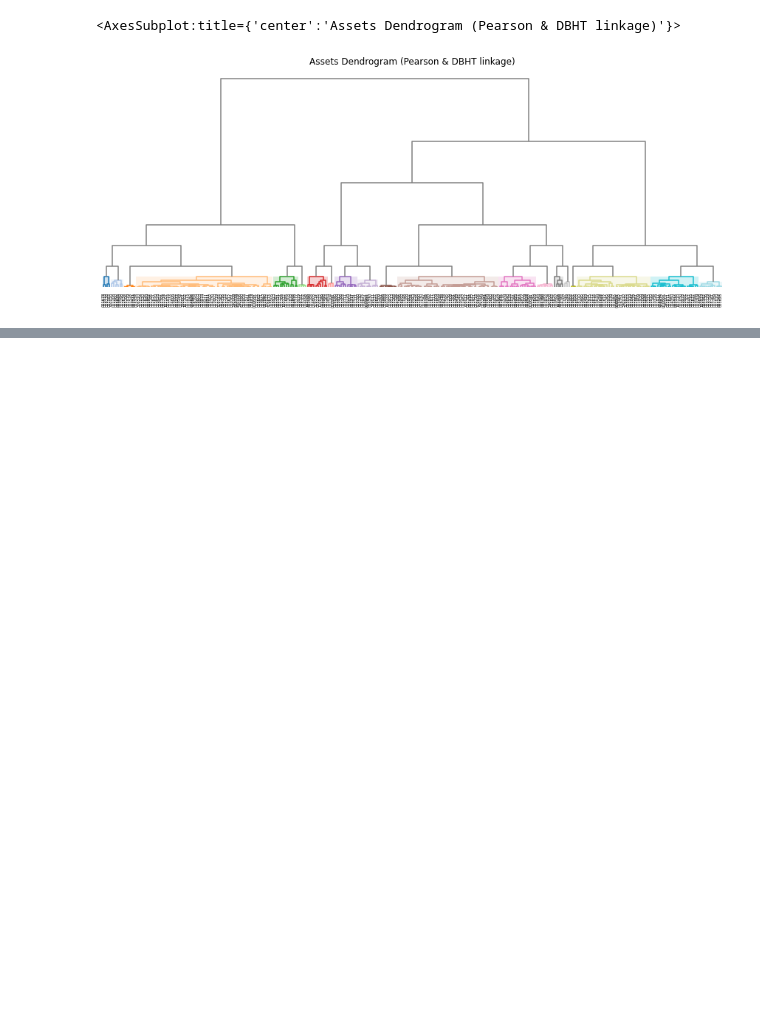
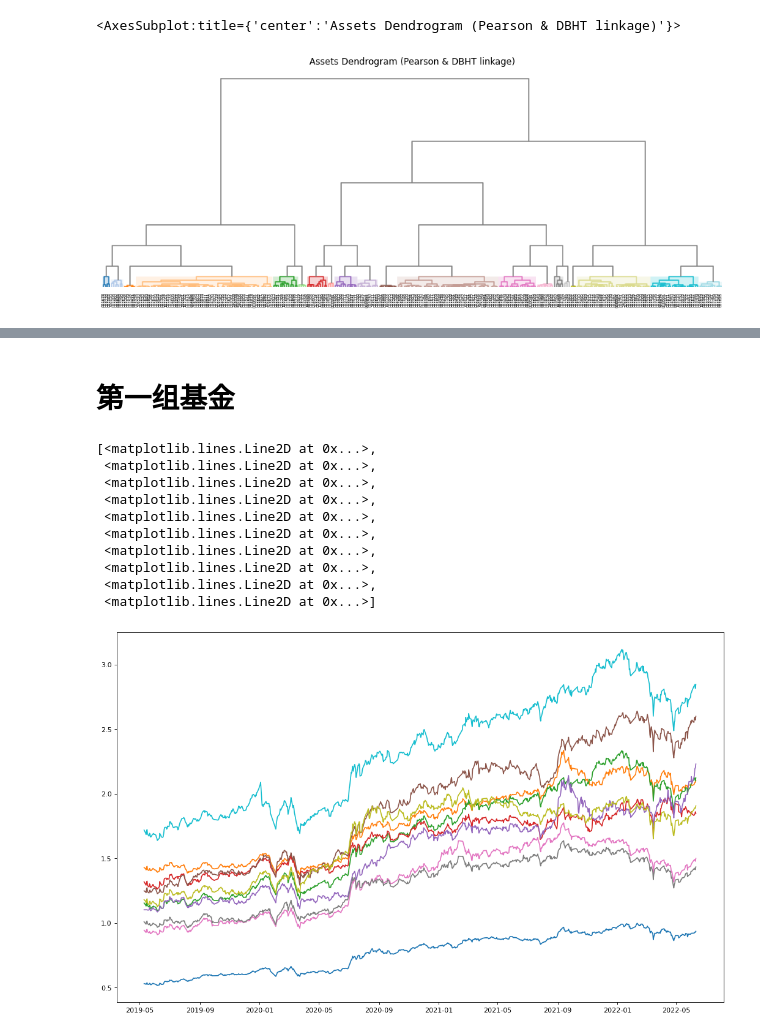
Before and after one commit to ibestrace/EquityFundAnalysis, a Jupyter notebook: notebooks/HC.ipynb, the cells around one changed output, grey strips where cells are left out. Saved outputs shown, nothing was run; the diff lists cells and outputs as text; code cells hidden in the pictures; blank space fills up the shorter version.

```diff
--- a/notebooks/HC.ipynb
+++ b/notebooks/HC.ipynb
@@ -106,3 +106,14 @@ EQD.isnull().sum()
 671030    0
 673090    0
 Length: 294, dtype: int64
+# %%
+# 计算基金年化波动率
+from empyrical import *
+returns = EQD.pct_change().dropna()
+VOL = []
+for code in returns.columns:
+    ret = pd.Series(returns[code])
+    vol = annual_volatility(returns=ret)
+    VOL.append(vol)
+VOL = pd.Series(VOL, index=EQD.columns)
+VOL
@@ -149,0 +266,23 @@ rp.plot_dendrogram(returns=Y,
+# %% [markdown]
+# 第一组基金
+# %%
+import matplotlib.pyplot as pl
+
+cluster1 = clusters[clusters['Clusters'] == 'Cluster 1']
+cluster1Assets = cluster1.Assets.values.tolist()
+cluster1Values = EQD.loc[:,cluster1Assets]
+
+pl.figure(figsize=(16,10), dpi = 80)
+pl.plot(cluster1Values)
+# %% [output]
+[<matplotlib.lines.Line2D at 0x...>,
+ <matplotlib.lines.Line2D at 0x...>,
+ <matplotlib.lines.Line2D at 0x...>,
+ <matplotlib.lines.Line2D at 0x...>,
+ <matplotlib.lines.Line2D at 0x...>,
+ <matplotlib.lines.Line2D at 0x...>,
+ <matplotlib.lines.Line2D at 0x...>,
+ <matplotlib.lines.Line2D at 0x...>,
+ <matplotlib.lines.Line2D at 0x...>,
+ <matplotlib.lines.Line2D at 0x...>]
+[figure, added]
```
Also changed, not shown: parts of 16 cells of this notebook.
